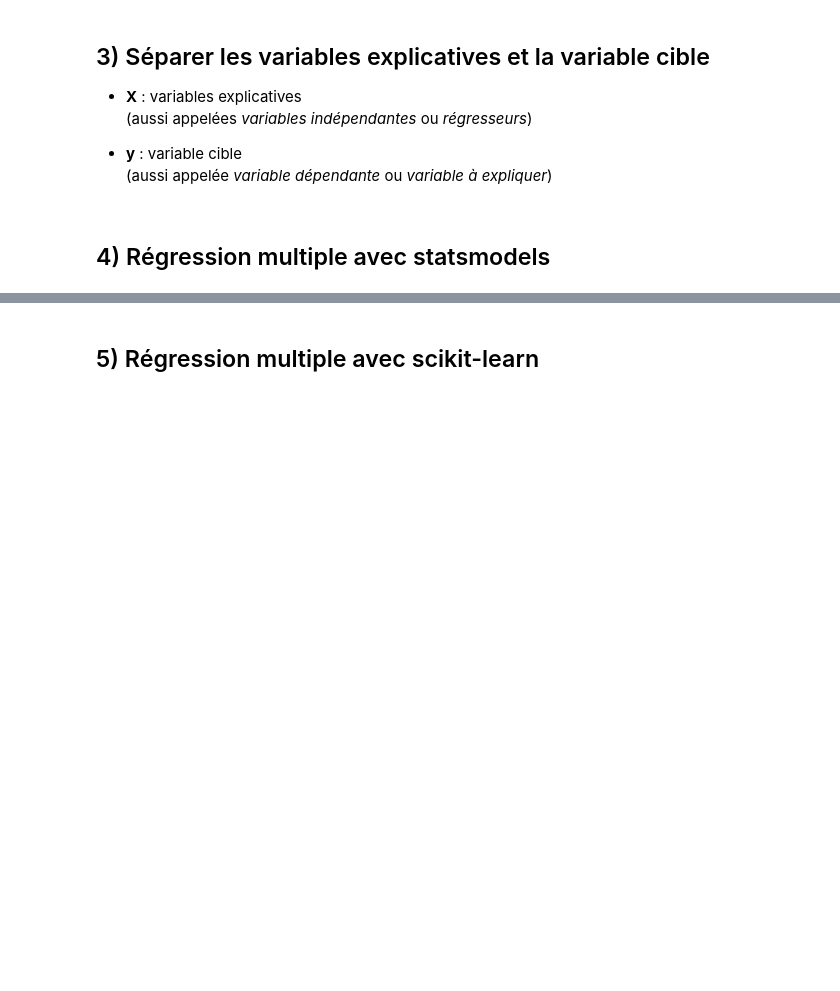
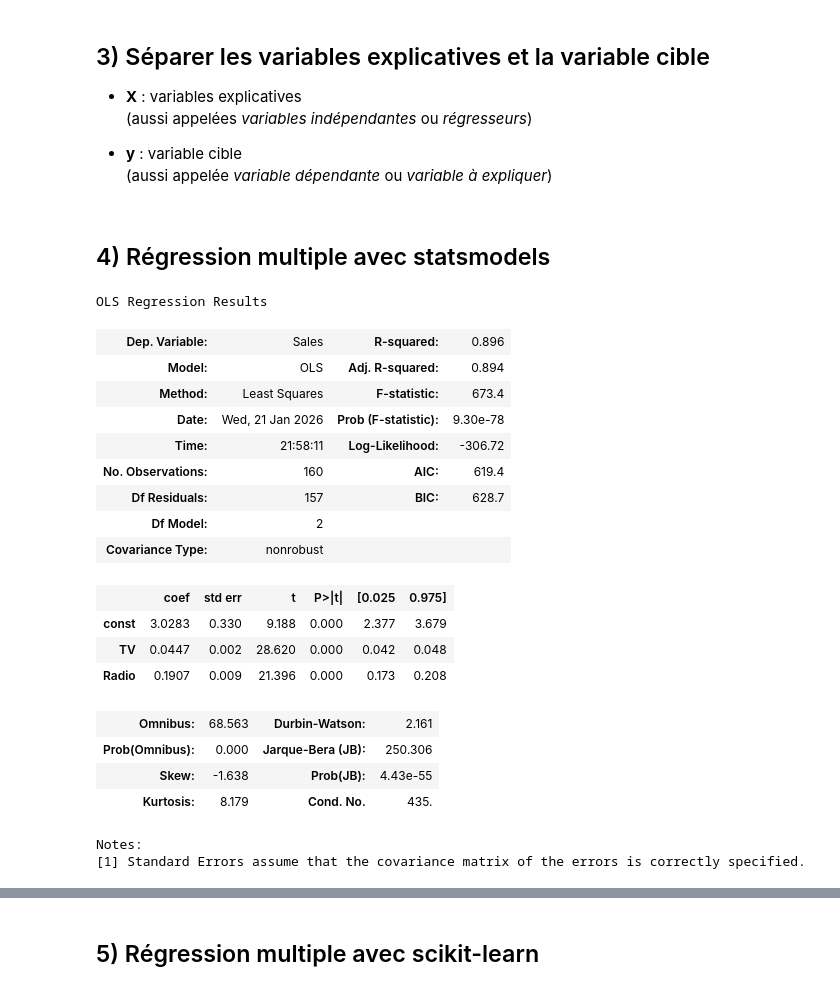
Before and after one commit to natachanj/Bootcamp-Acc-l-rateur-IA-Cohorte-1, a Jupyter notebook: Semaine3/Session1/02_Regression_multiple.ipynb, the cells around one changed output, grey strips where cells are left out. Saved outputs shown, nothing was run; the diff lists cells and outputs as text; code cells hidden in the pictures; blank space fills up the shorter version.

```diff
--- a/Semaine3/Session1/02_Regression_multiple.ipynb
+++ b/Semaine3/Session1/02_Regression_multiple.ipynb
@@ -132,8 +163,8 @@ plt.show()
   (aussi appelée *variable dépendante* ou *variable à expliquer*)
 # %%
 
-X = df[["TV", "radio", "newspaper"]]
-y = df["sales"]
+X = df[["TV", "Radio"]]
+y = df["Sales"]
 # %% [markdown]
 ## 4) Régression multiple avec statsmodels
 # %%
@@ -143,8 +174,40 @@ import statsmodels.api as sm
 
 # Séparation train / test
 X_train, X_test, y_train, y_test = train_test_split(
-    X, y, test_size=0.25, random_state=42
+    X, y, test_size=0.20, random_state=42
 )
+# %%
+# Ajout de la constante (intercept)
+X_train_sm = sm.add_constant(X_train)
+X_test_sm = sm.add_constant(X_test)
+
+# Entraînement du modèle sur le train
+model_sm = sm.OLS(y_train, X_train_sm)
+results = model_sm.fit()
+
+# Résumé du modèle
+results.summary()
+# %% [output]
+OLS Regression Results
+| Dep. Variable: | Sales | R-squared: | 0.896 |
+| Model: | OLS | Adj. R-squared: | 0.894 |
+| Method: | Least Squares | F-statistic: | 673.4 |
+| Date: | Wed, 21 Jan 2026 | Prob (F-statistic): | 9.30e-78 |
+| Time: | 21:58:11 | Log-Likelihood: | -306.72 |
+| No. Observations: | 160 | AIC: | 619.4 |
+| Df Residuals: | 157 | BIC: | 628.7 |
+| Df Model: | 2 |  |  |
+| Covariance Type: | nonrobust |  |  |
+|  | coef | std err | t | P>|t| | [0.025 | 0.975] |
+| const | 3.0283 | 0.330 | 9.188 | 0.000 | 2.377 | 3.679 |
+| TV | 0.0447 | 0.002 | 28.620 | 0.000 | 0.042 | 0.048 |
+| Radio | 0.1907 | 0.009 | 21.396 | 0.000 | 0.173 | 0.208 |
+| Omnibus: | 68.563 | Durbin-Watson: | 2.161 |
+| Prob(Omnibus): | 0.000 | Jarque-Bera (JB): | 250.306 |
+| Skew: | -1.638 | Prob(JB): | 4.43e-55 |
+| Kurtosis: | 8.179 | Cond. No. | 435. |
+Notes:
+[1] Standard Errors assume that the covariance matrix of the errors is correctly specified.
 # %%
 # Ajout de la constante (intercept)
 X_train_sm = sm.add_constant(X_train)
```
Also changed, not shown: parts of 12 cells of this notebook, 10 other files.
